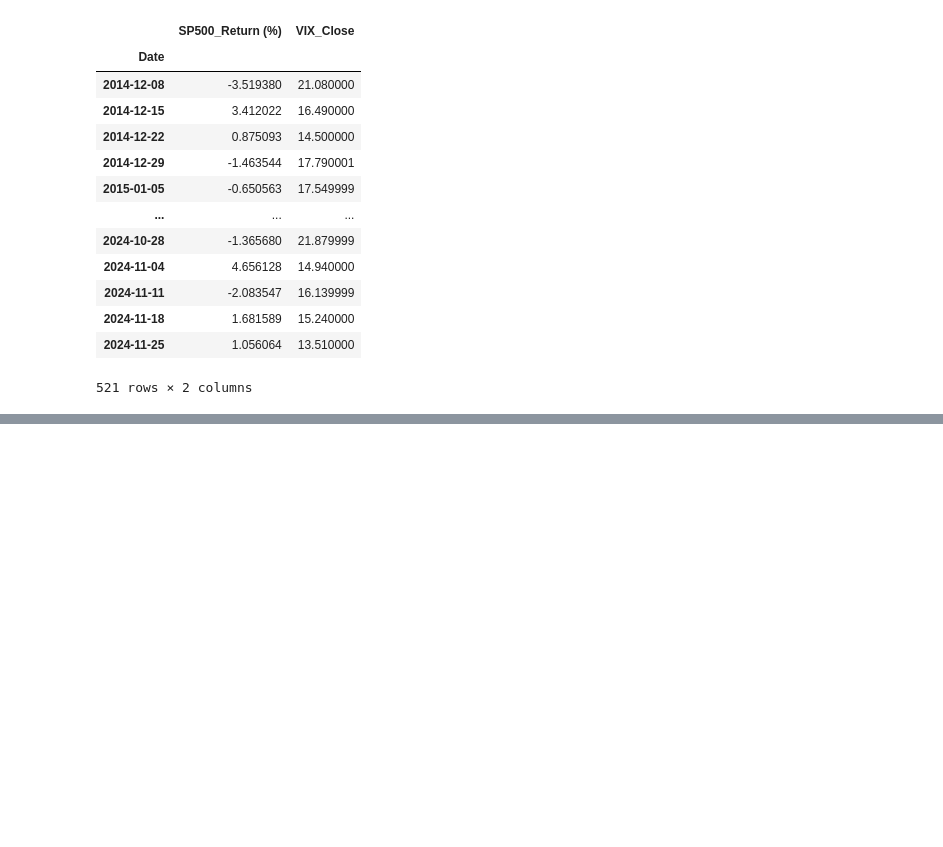
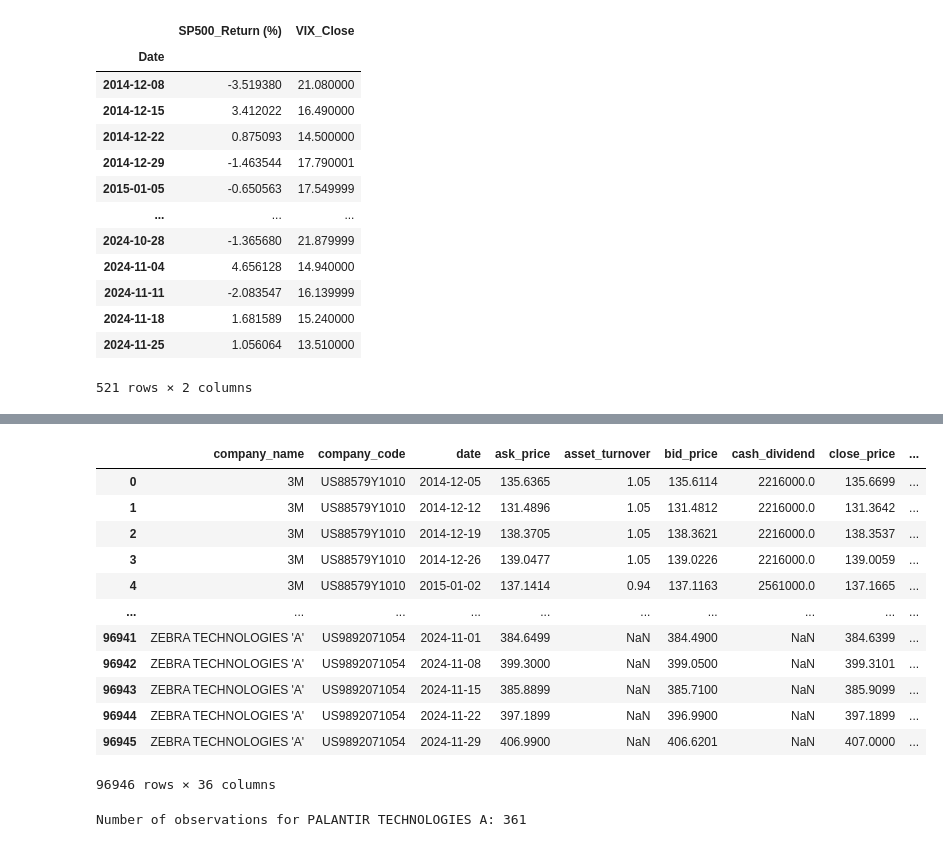
Before and after one commit to kaki1995/Project_Applying-AI-and-Large-Language-Models-in-Stock-Investment, a Jupyter notebook: Campus Challenge.ipynb, the cells around one changed output, grey strips where cells are left out. Cells and saved outputs as stored; diff of their text form; code cells hidden in the pictures; blank space fills up the shorter version.

```diff
--- a/Campus Challenge.ipynb
+++ b/Campus Challenge.ipynb
@@ -70,0 +302,6 @@ sp500_vix
+# %%
+# Drop the "Name" and "Code" columns
+df = df.drop(columns=['Name', 'Code'])
+
+# View the result
+df
@@ -70,0 +322,5 @@ sp500_vix
+# %%
+# Make a copy of df
+df_short = df.copy()
+
+df_short.dtypes
@@ -70,0 +340,6 @@ sp500_vix
+# %%
+# Step 6: transpose the dataset from short form to long form
+
+# Identify date columns
+date_columns = df_short.columns[3:]
+date_columns
@@ -70,0 +357,10 @@ sp500_vix
+# %%
+# Transform from Short Form to Long Form using melt()
+df_long = df_short.melt(
+    id_vars=['company_name', 'company_code', 'var_name'],  # Columns to keep
+    value_vars=date_columns,  # Date columns to "unpivot"
+    var_name='date',  # New column for date names
+    value_name='value'  # Column for values
+)
+
+df_long
@@ -70,0 +381,44 @@ sp500_vix
+# %%
+# Ensure 'date' column is in datetime format for consistency
+df_long['date'] = pd.to_datetime(df_long['date'])
+
+# Reshape: Pivot to separate variables (var1, var2, ..., var33) into columns
+df_long = df_long.pivot_table(
+    index=['company_name', 'company_code', 'date'],  # Group by company and date
+    columns='var_name',  # Pivot on variable names
+    values='value'  # Values column
+).reset_index()
+
+# Clean column names
+df_long.columns.name = None  # Remove column grouping name
+
+# The resulting `df_long` is in long form with desired structure.
+df_long
+# %% [output]
+|  | company_name | company_code | date | ask_price | asset_turnover | bid_price | cash_dividend | close_price | ... |
+| 0 | 3M | US88579Y1010 | 2014-12-05 | 135.6365 | 1.05 | 135.6114 | 2216000.0 | 135.6699 | ... |
+| 1 | 3M | US88579Y1010 | 2014-12-12 | 131.4896 | 1.05 | 131.4812 | 2216000.0 | 131.3642 | ... |
+| 2 | 3M | US88579Y1010 | 2014-12-19 | 138.3705 | 1.05 | 138.3621 | 2216000.0 | 138.3537 | ... |
+| 3 | 3M | US88579Y1010 | 2014-12-26 | 139.0477 | 1.05 | 139.0226 | 2216000.0 | 139.0059 | ... |
+| 4 | 3M | US88579Y1010 | 2015-01-02 | 137.1414 | 0.94 | 137.1163 | 2561000.0 | 137.1665 | ... |
+| ... | ... | ... | ... | ... | ... | ... | ... | ... | ... |
+| 96941 | ZEBRA TECHNOLOGIES 'A' | US9892071054 | 2024-11-01 | 384.6499 | NaN | 384.4900 | NaN | 384.6399 | ... |
+| 96942 | ZEBRA TECHNOLOGIES 'A' | US9892071054 | 2024-11-08 | 399.3000 | NaN | 399.0500 | NaN | 399.3101 | ... |
+| 96943 | ZEBRA TECHNOLOGIES 'A' | US9892071054 | 2024-11-15 | 385.8899 | NaN | 385.7100 | NaN | 385.9099 | ... |
+| 96944 | ZEBRA TECHNOLOGIES 'A' | US9892071054 | 2024-11-22 | 397.1899 | NaN | 396.9900 | NaN | 397.1899 | ... |
+| 96945 | ZEBRA TECHNOLOGIES 'A' | US9892071054 | 2024-11-29 | 406.9900 | NaN | 406.6201 | NaN | 407.0000 | ... |
+96946 rows × 36 columns
+# %%
+# Check the count of observations for a company (e.g., "PALANTIR TECHNOLOGIES A")
+
+company_name = 'PALANTIR TECHNOLOGIES A'  # Replace with the company name you're interested in
+
+# Filter the dataset to select only rows for the given company
+company_data = df_long[df_long['company_name'] == company_name]
+
+# Get the count of observations (rows) for that company
+company_observation_count = company_data.shape[0]
+
+print(f"Number of observations for {company_name}: {company_observation_count}")
+# %% [output]
+Number of observations for PALANTIR TECHNOLOGIES A: 361
```
Also changed, not shown: parts of 20 cells of this notebook.
